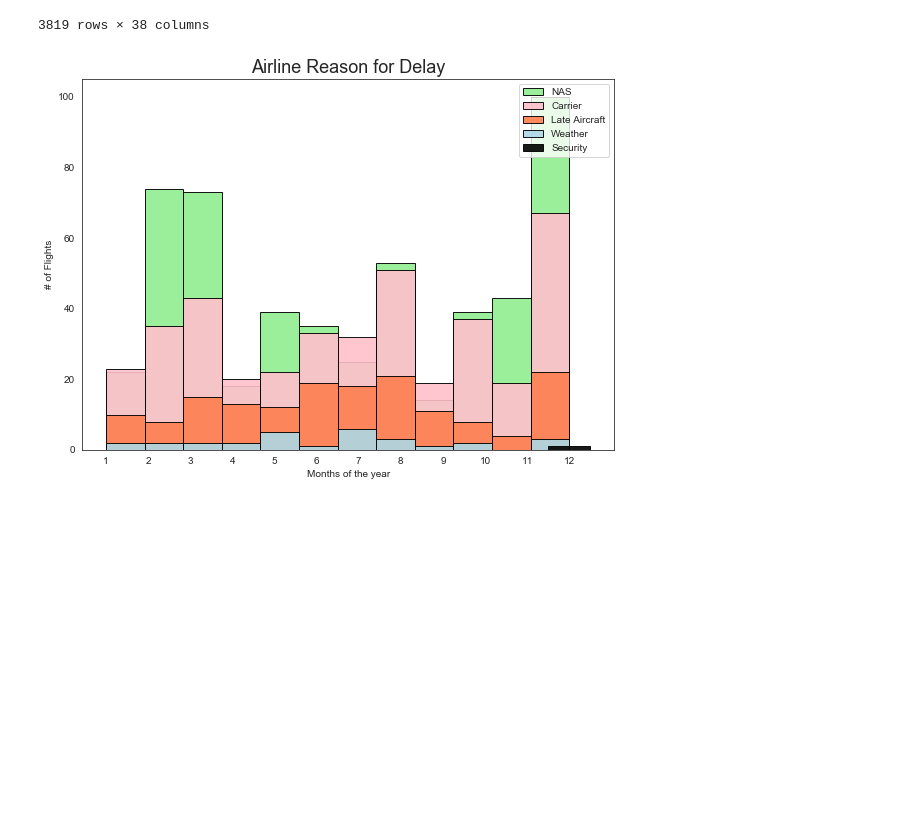
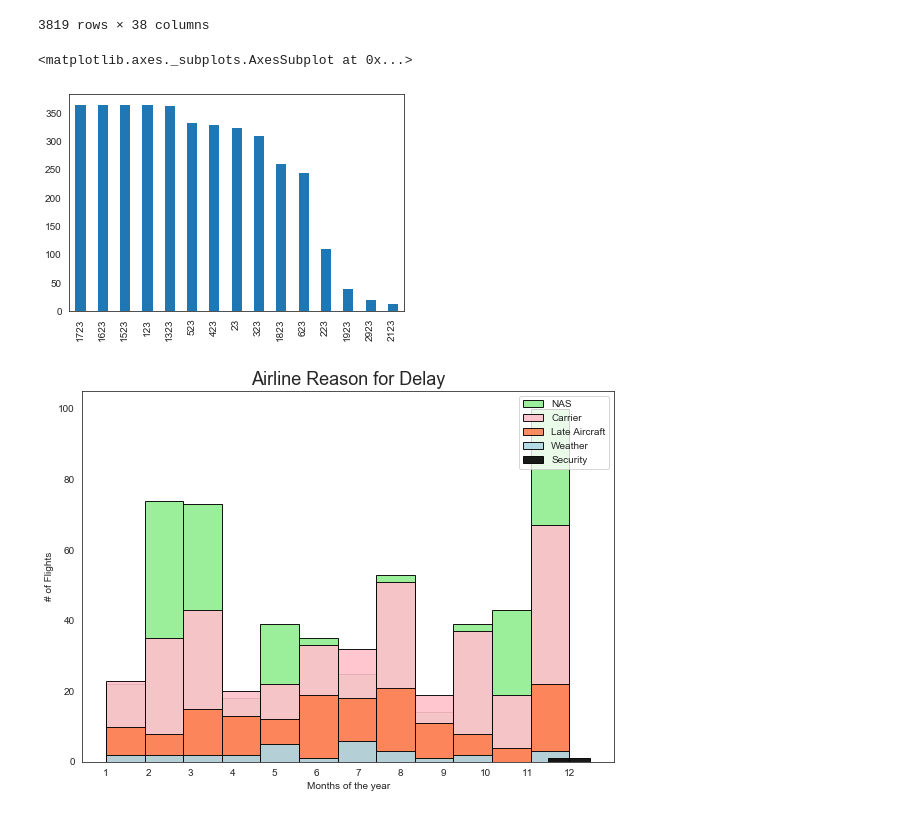
Before and after one commit to emilia329/Fly-High, a Jupyter notebook: JFK.ipynb, the cells around one changed output. Cells and saved outputs as stored; diff of their text form; code cells hidden in the pictures; blank space fills up the shorter version.

```diff
--- a/JFK.ipynb
+++ b/JFK.ipynb
@@ -456,6 +299,11 @@ B6
 | 25660 | 4 | 12 | 31 | 2 | 2019-12-31 | B6 | 123 | ... |
 | 25665 | 4 | 12 | 31 | 2 | 2019-12-31 | B6 | 623 | ... |
 3819 rows × 38 columns
+# %%
+B6['OP_CARRIER_FL_NUM'].value_counts().plot(kind='bar')
+# %% [output]
+<matplotlib.axes._subplots.AxesSubplot at 0x...>
+[figure, added]
 # %%
 delays(B6)
 # %% [output]
```
Also changed, not shown: parts of 15 cells of this notebook.
